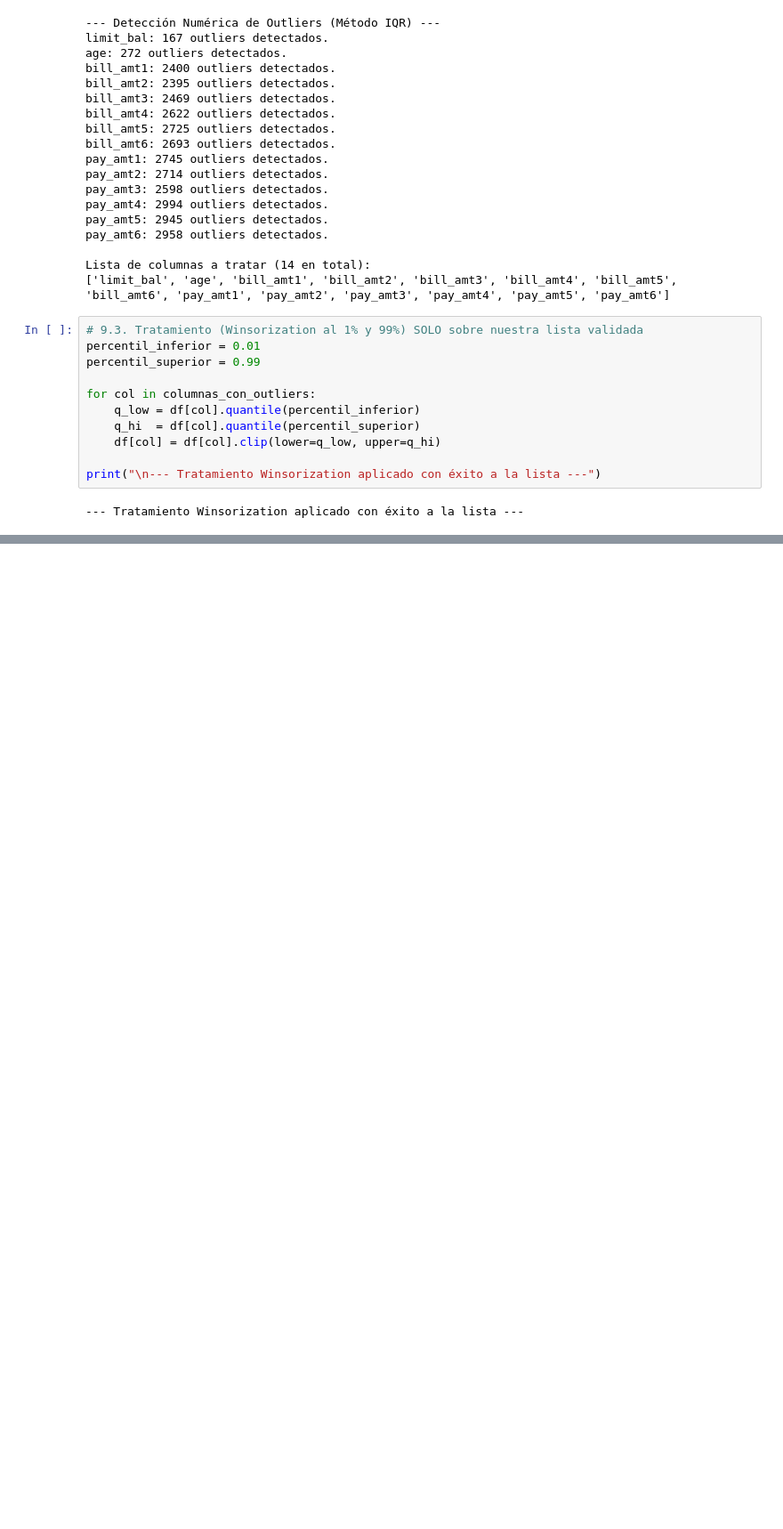
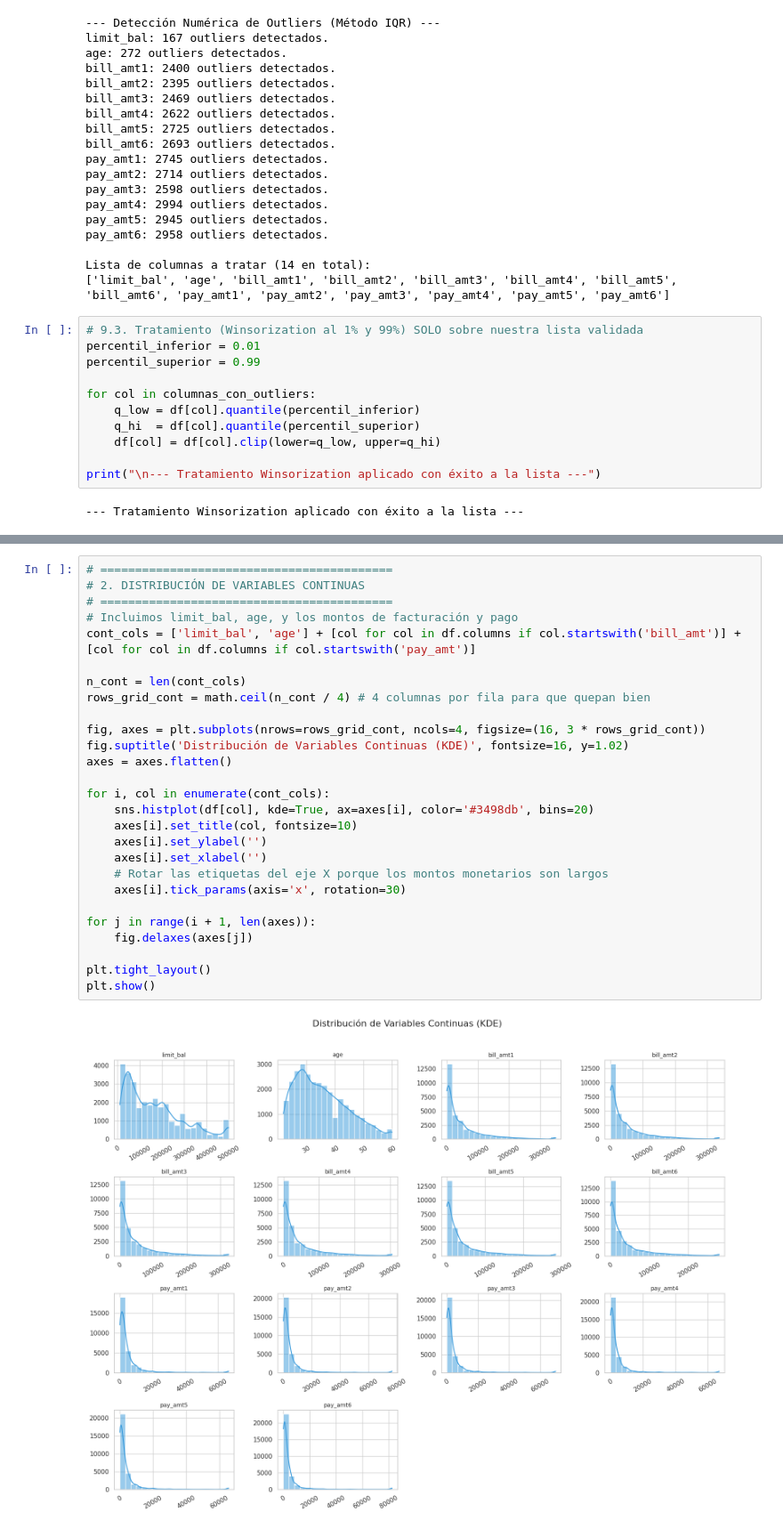
Before and after one commit to Emanuel-TC/preparacion_limpieza_datos, a Jupyter notebook: notebook_principal.ipynb, the cells around one changed output, grey strips where cells are left out. Shown at 89% size. Saved outputs shown, nothing was run; the diff lists cells and outputs as text; blank space fills up the shorter version.

Commit message:
[feat] fase con EDA completo separando categoricas, continuas y target

```diff
--- a/notebook_principal.ipynb
+++ b/notebook_principal.ipynb
@@ -312,0 +358,29 @@ print("\n--- Tratamiento Winsorization aplicado con éxito a la lista ---")
+# %%
+# ==========================================
+# 2. DISTRIBUCIÓN DE VARIABLES CONTINUAS
+# ==========================================
+# Incluimos limit_bal, age, y los montos de facturación y pago
+cont_cols = ['limit_bal', 'age'] + [col for col in df.columns if col.startswith('bill_amt')] + [col for col in df.columns if col.startswith('pay_amt')]
+
+n_cont = len(cont_cols)
+rows_grid_cont = math.ceil(n_cont / 4) # 4 columnas por fila para que quepan bien
+
+fig, axes = plt.subplots(nrows=rows_grid_cont, ncols=4, figsize=(16, 3 * rows_grid_cont))
+fig.suptitle('Distribución de Variables Continuas (KDE)', fontsize=16, y=1.02)
+axes = axes.flatten()
+
+for i, col in enumerate(cont_cols):
+    sns.histplot(df[col], kde=True, ax=axes[i], color='#3498db', bins=20)
+    axes[i].set_title(col, fontsize=10)
+    axes[i].set_ylabel('')
+    axes[i].set_xlabel('')
+    # Rotar las etiquetas del eje X porque los montos monetarios son largos
+    axes[i].tick_params(axis='x', rotation=30)
+
+for j in range(i + 1, len(axes)):
+    fig.delaxes(axes[j])
+
+plt.tight_layout()
+plt.show()
+# %% [output]
+[figure, added]
```
Also changed, not shown: parts of 7 cells of this notebook.
